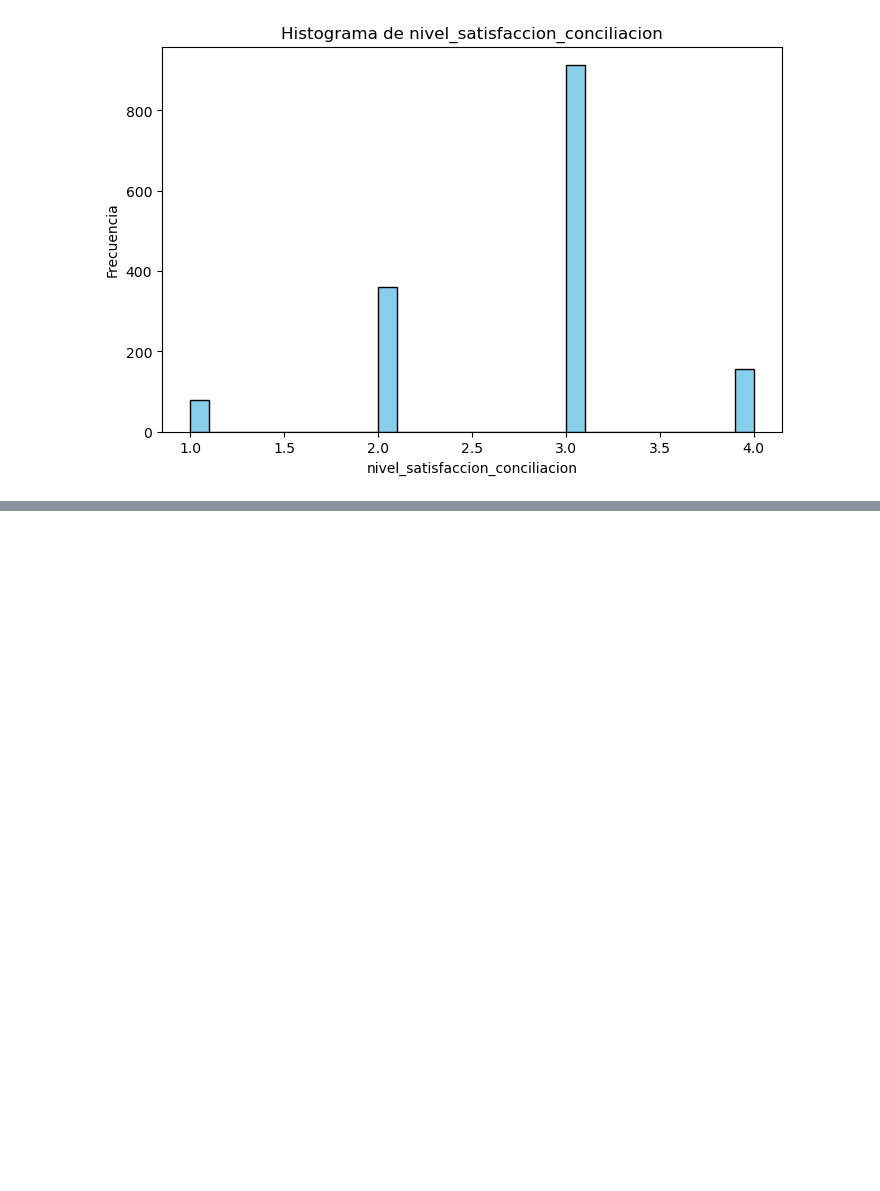
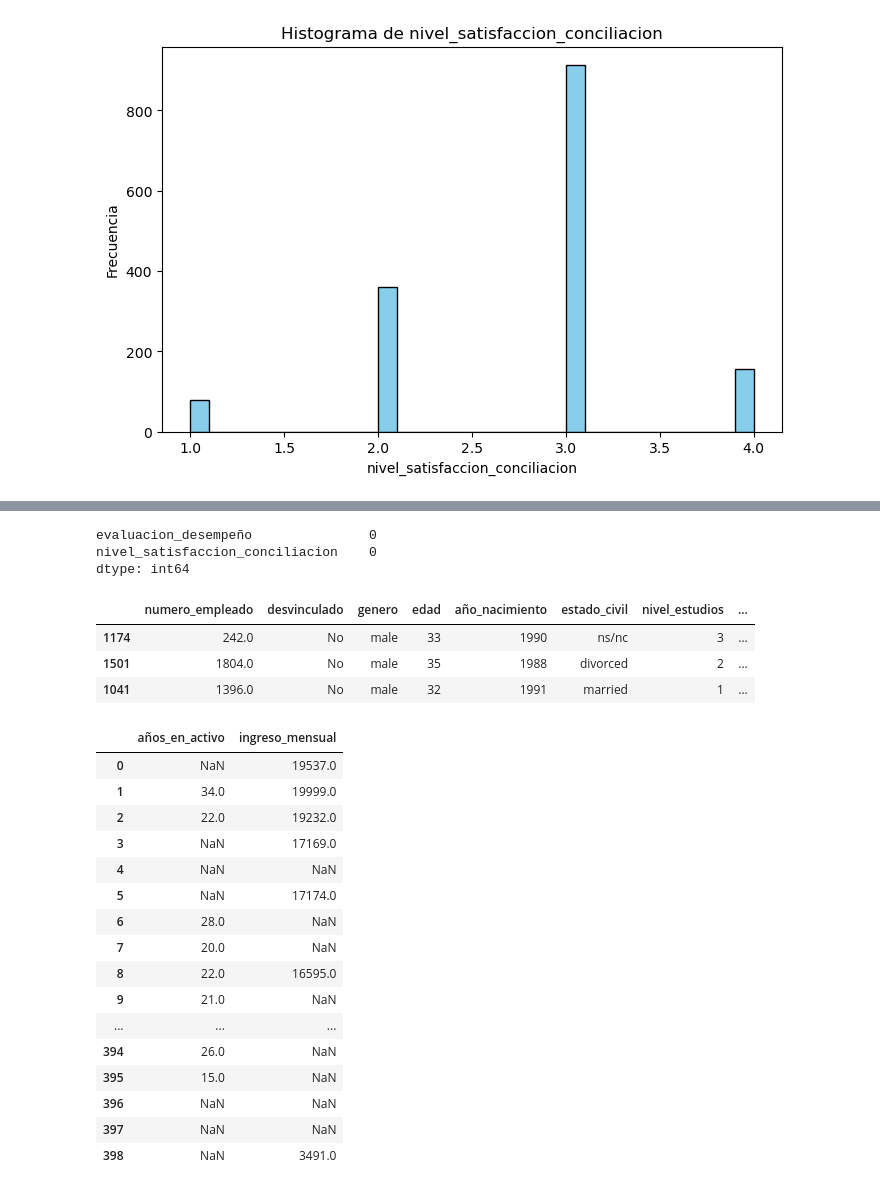
Before and after one commit to SilviaFarled/Modulo-3-Proyecto-Grupo4-Datahoot, a Jupyter notebook: PARTE-3_project-da-promo-52-modulo-3-team-4-NULOS.ipynb, the cells around one changed output, grey strips where cells are left out. Saved outputs shown, nothing was run; the diff lists cells and outputs as text; code cells hidden in the pictures; blank space fills up the shorter version.

```diff
--- a/PARTE-3_project-da-promo-52-modulo-3-team-4-NULOS.ipynb
+++ b/PARTE-3_project-da-promo-52-modulo-3-team-4-NULOS.ipynb
@@ -407,0 +413,13 @@ df.sample(3)
+# %%
+# Imputamos nulos a la moda
+
+columnas_moda = ["evaluacion_desempeño", "nivel_satisfaccion_conciliacion"]
+for columna in columnas_moda:
+    moda = df[columna].mode()[0]
+    df[columna] = df[columna].fillna(moda)
+
+df[columnas_moda].isnull().sum()
+# %% [output]
+evaluacion_desempeño               0
+nivel_satisfaccion_conciliacion    0
+dtype: int64
@@ -407,0 +437,30 @@ df.sample(3)
+# %%
+# Abrimos
+
+df = pd.read_csv("HR_RAW_v2.csv", index_col = 0)
+df.sample(3)
+# %% [output]
+|  | numero_empleado | desvinculado | genero | edad | año_nacimiento | estado_civil | nivel_estudios | ... |
+| 1174 | 242.0 | No | male | 33 | 1990 | ns/nc | 3 | ... |
+| 1501 | 1804.0 | No | male | 35 | 1988 | divorced | 2 | ... |
+| 1041 | 1396.0 | No | male | 32 | 1991 | married | 1 | ... |
+# %%
+df[["años_en_activo", "ingreso_mensual"]]
+# %% [output]
+|  | años_en_activo | ingreso_mensual |
+| 0 | NaN | 19537.0 |
+| 1 | 34.0 | 19999.0 |
+| 2 | 22.0 | 19232.0 |
+| 3 | NaN | 17169.0 |
+| 4 | NaN | NaN |
+| 5 | NaN | 17174.0 |
+| 6 | 28.0 | NaN |
+| 7 | 20.0 | NaN |
+| 8 | 22.0 | 16595.0 |
+| 9 | 21.0 | NaN |
+| ... | ... | ... |
+| 394 | 26.0 | NaN |
+| 395 | 15.0 | NaN |
+| 396 | NaN | NaN |
+| 397 | NaN | NaN |
+| 398 | NaN | 3491.0 |
```
Also changed, not shown: parts of 11 cells of this notebook, 1 other file.
